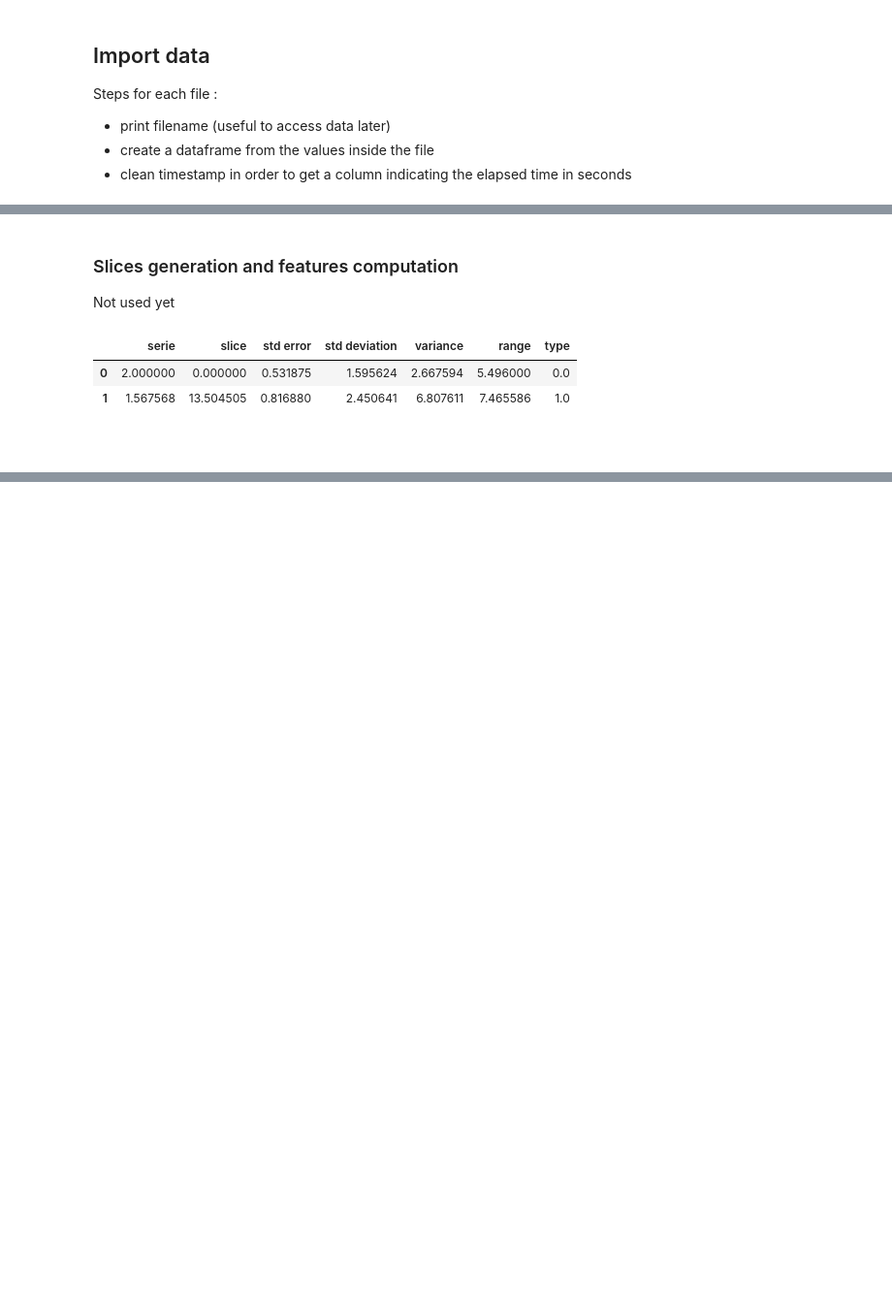
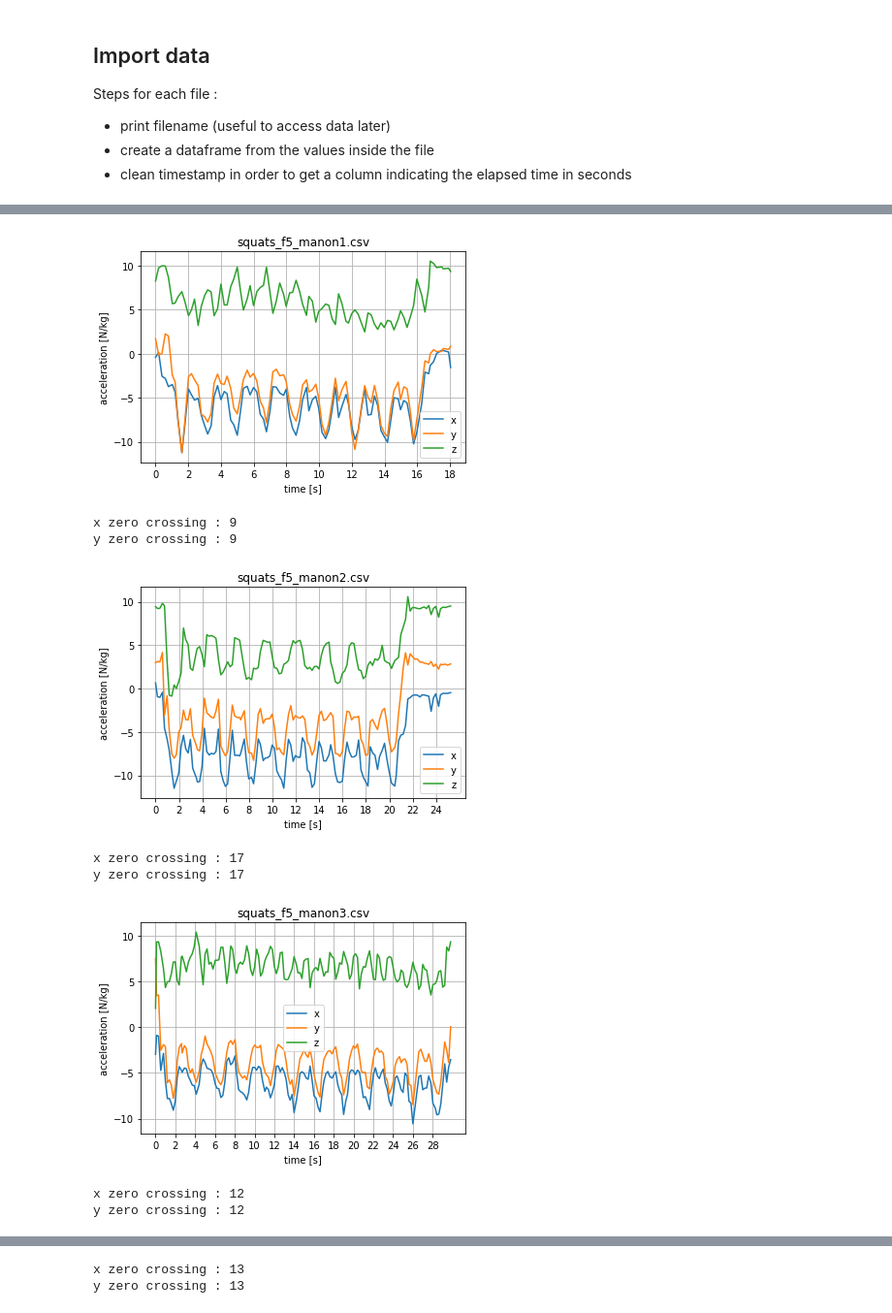
Before and after one commit to hibol/qself, a Jupyter notebook: Rep counting.ipynb, the cells around one changed output, grey strips where cells are left out. Shown at 97% size. Drawn from its saved outputs; the diff is of its cells as text; code cells hidden in the pictures; blank space fills up the shorter version.

```diff
--- a/Rep counting.ipynb
+++ b/Rep counting.ipynb
@@ -47,3 +14,11 @@ def compute_features(storage):
+# %%
+# edge = 1 -> rising
+# edge = 0 -> falling
+def zero_crosses(data, edge):
+    if edge==1:
+        return np.logical_and((x[:-1]*x[1:] < 0), (x[1:] < 0)).sum()
+    elif edge==0:
+        return np.logical_and((x[:-1]*x[1:] < 0), (x[1:] > 0)).sum()
 # %% [markdown]
 ## Import data
 Steps for each file :
@@ -114,3 +61,0 @@ for f in data_abdos:
-# %% [markdown]
-### Slices generation and features computation
-Not used yet
@@ -121,18 +62,23 @@ df_abdos_features = compute_features(storage_abdos)
-# %%
-df_idle = df_abdos_features[df_abdos_features['type']==0]
-mean_features_idle = []
-for column in df_idle:
-    mean_features_idle.append(np.mean(df_idle[column]))
-
-df_workout = df_abdos_features[df_abdos_features['type']==1]
-mean_features_workout = []
-for column in df_idle:
-    mean_features_workout.append(np.mean(df_workout[column]))
-
-pd.DataFrame(data = [mean_features_idle, mean_features_workout], columns = df_abdos_features.columns)
-# %% [output]
-|  | serie | slice | std error | std deviation | variance | range | type |
-| 0 | 2.000000 | 0.000000 | 0.531875 | 1.595624 | 2.667594 | 5.496000 | 0.0 |
-| 1 | 1.567568 | 13.504505 | 0.816880 | 2.450641 | 6.807611 | 7.465586 | 1.0 |
-# %% [markdown]
-###
+# %%
+for f in data:
+    if "squats" in f:
+        data[f].plot(x="timestamp", y=['x', 'y', 'z'], kind='line', title=f, grid=True)
+        pl.ylabel('acceleration [N/kg]')
+        pl.xlabel('time [s]')
+        pl.xticks(np.arange(min(data[f]["timestamp"]), max(data[f]["timestamp"]), step=2))
+        pl.show()
+
+        x = np.array(data[f]['x'])+7.5
+        y = np.array(data[f]['y'])+5
+        print('x zero crossing : ' +str(zero_crosses(x, 0)))
+        print('y zero crossing : ' +str(zero_crosses(y, 0)))
+# %% [output]
+[figure, added]
+x zero crossing : 9
+y zero crossing : 9
+[figure, added]
+x zero crossing : 17
+y zero crossing : 17
+[figure, added]
+x zero crossing : 12
+y zero crossing : 12
@@ -138,0 +86,2 @@ pd.DataFrame(data = [mean_features_idle, mean_features_workout], columns = df_ab
+x zero crossing : 13
+y zero crossing : 13
```
Also changed, not shown: parts of 15 cells of this notebook, 1 other file.
